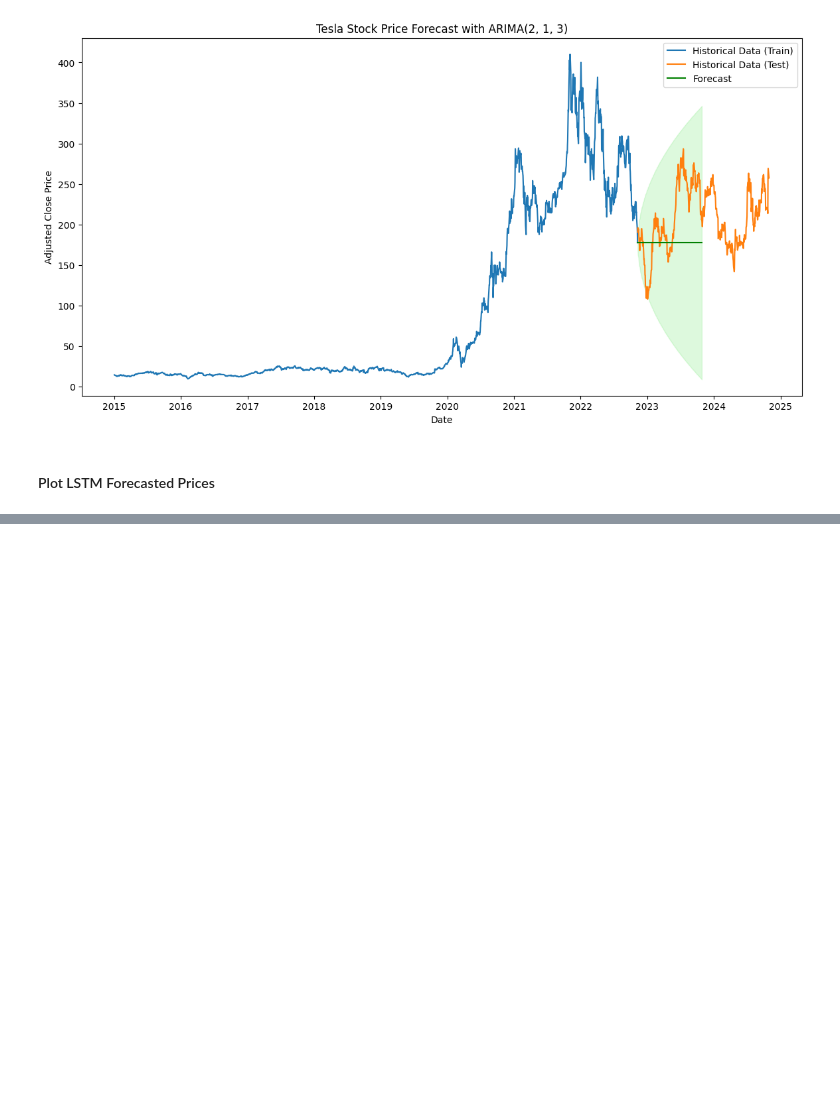
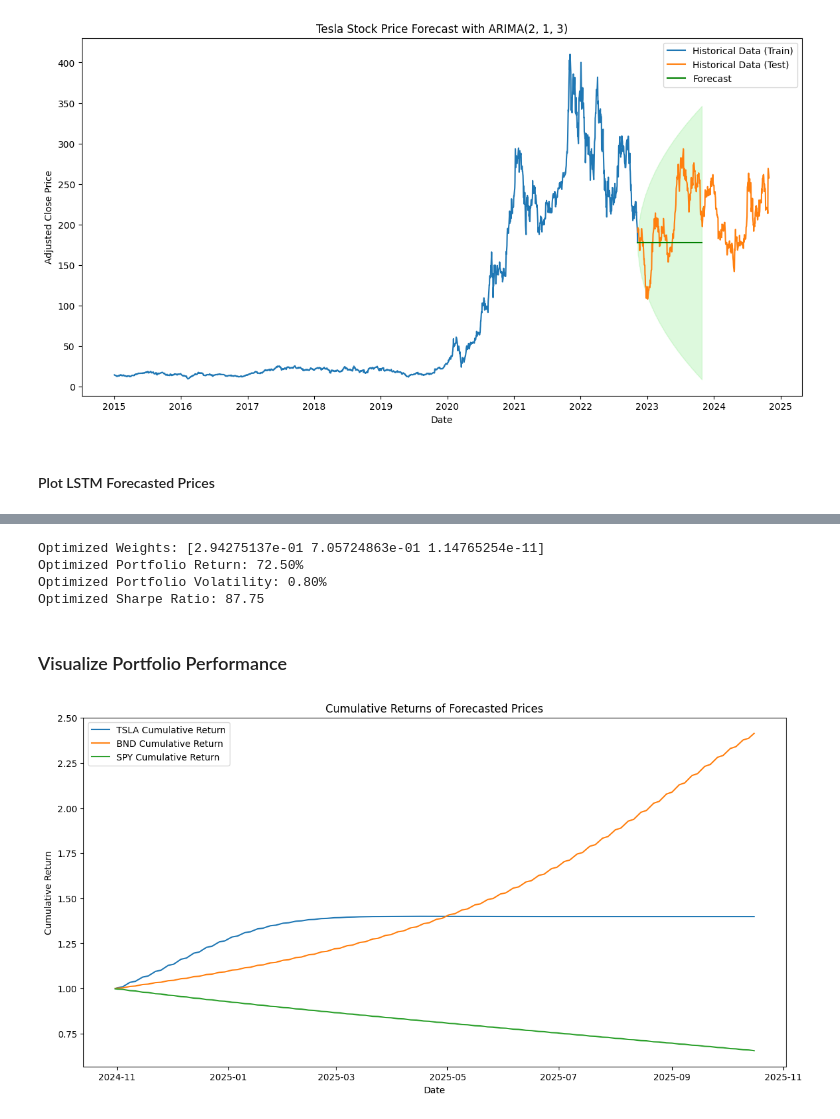
Before and after one commit to zol23-g/Portfolio-Optimization-TimeSeries, a Jupyter notebook: notebooks/03_modeling.ipynb, the cells around one changed output, grey strips where cells are left out. Saved outputs shown, nothing was run; the diff lists cells and outputs as text; code cells hidden in the pictures; blank space fills up the shorter version.

Commit message:
portfolio optimization

```diff
--- a/notebooks/03_modeling.ipynb
+++ b/notebooks/03_modeling.ipynb
@@ -455,0 +633,12 @@ plt.show()
+# %%
+import pandas as pd
+
+# Assuming predictions are stored as arrays
+forecast_df = pd.DataFrame({
+    'TSLA': predictions_tsla_rescaled.flatten(),
+    'BND': predictions_bnd_rescaled.flatten(),
+    'SPY': predictions_spy_rescaled.flatten()
+}, index=forecast_dates)  # Make sure forecast_dates align with the future period
+
+# Display the combined DataFrame
+print(forecast_df.head())
@@ -455,0 +654,6 @@ plt.show()
+# %%
+# Calculate daily returns for each asset
+returns_df = forecast_df.pct_change().dropna()
+
+# Display the daily returns
+print(returns_df.head())
@@ -455,0 +717,61 @@ plt.show()
+# %%
+from scipy.optimize import minimize
+
+# Objective function to minimize (negative Sharpe Ratio)
+def negative_sharpe_ratio(weights, annual_returns, cov_matrix, risk_free_rate=0.02):
+    portfolio_return = np.dot(weights, annual_returns)
+    portfolio_volatility = np.sqrt(np.dot(weights.T, np.dot(cov_matrix, weights)))
+    return -(portfolio_return - risk_free_rate) / portfolio_volatility
+
+# Constraints: weights sum to 1
+constraints = ({'type': 'eq', 'fun': lambda weights: np.sum(weights) - 1})
+
+# Bounds: each weight between 0 and 1
+bounds = tuple((0, 1) for _ in range(3))
+
+# Initial guess
+initial_weights = [1/3, 1/3, 1/3]
+
+# Optimize
+optimized_result = minimize(negative_sharpe_ratio, initial_weights,
+                            args=(annual_returns, cov_matrix, risk_free_rate),
+                            method='SLSQP', bounds=bounds, constraints=constraints)
+
+# Optimized weights
+optimized_weights = optimized_result.x
+
+# Calculate optimized portfolio metrics
+optimized_return = np.dot(optimized_weights, annual_returns)
+optimized_volatility = np.sqrt(np.dot(optimized_weights.T, np.dot(cov_matrix, optimized_weights)))
+optimized_sharpe_ratio = (optimized_return - risk_free_rate) / optimized_volatility
+
+# Display optimized portfolio metrics
+print("Optimized Weights:", optimized_weights)
+print(f"Optimized Portfolio Return: {optimized_return:.2%}")
+print(f"Optimized Portfolio Volatility: {optimized_volatility:.2%}")
+print(f"Optimized Sharpe Ratio: {optimized_sharpe_ratio:.2f}")
+# %% [output]
+Optimized Weights: [2.94275137e-01 7.05724863e-01 1.14765254e-11]
+Optimized Portfolio Return: 72.50%
+Optimized Portfolio Volatility: 0.80%
+Optimized Sharpe Ratio: 87.75
+# %% [markdown]
+### Visualize Portfolio Performance
+# %%
+import matplotlib.pyplot as plt
+
+# Calculate cumulative returns for the forecasted period
+cumulative_returns = (1 + returns_df).cumprod()
+
+# Plot cumulative returns for each asset
+plt.figure(figsize=(14, 7))
+for asset in cumulative_returns.columns:
+    plt.plot(cumulative_returns.index, cumulative_returns[asset], label=f'{asset} Cumulative Return')
+
+plt.title('Cumulative Returns of Forecasted Prices')
+plt.xlabel('Date')
+plt.ylabel('Cumulative Return')
+plt.legend()
+plt.show()
+# %% [output]
+[figure, added]
```
Also changed, not shown: parts of 28 cells of this notebook, 1 other file.
